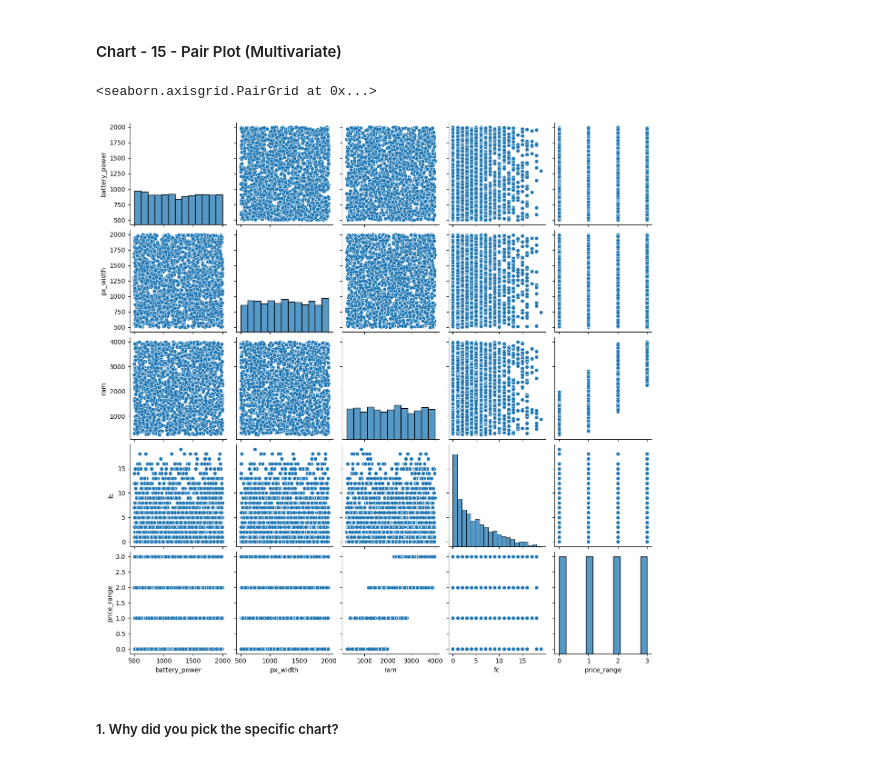
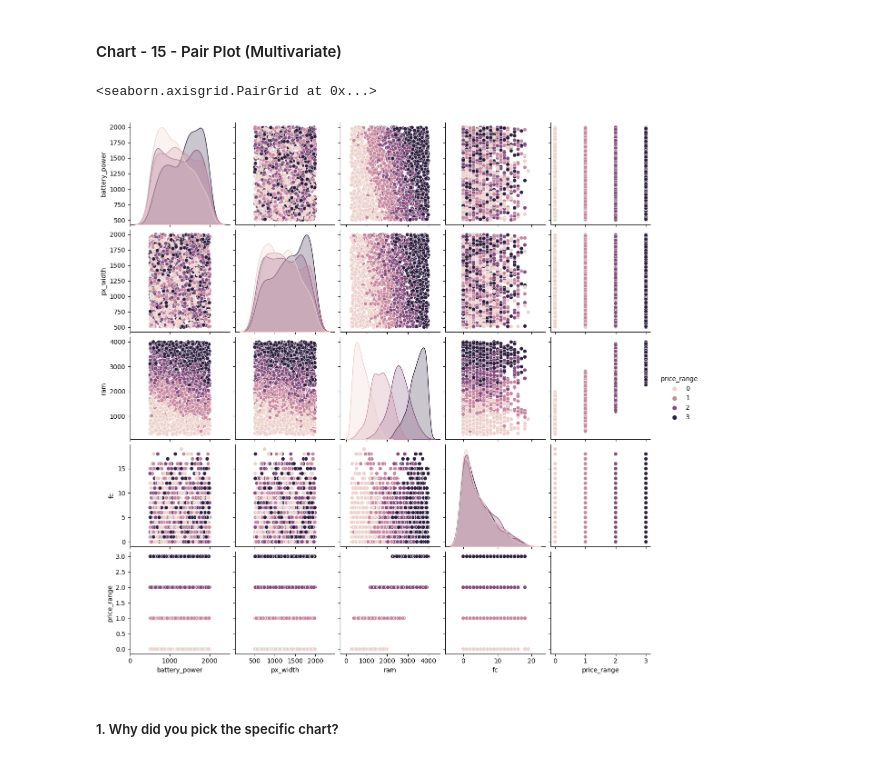
Before and after one commit to rafidddeshmukh/Classification-Mobile_Price_Range_Prediction, a Jupyter notebook: Classification_Mobile_Price_Range_Prediction.ipynb, the cells around one changed output. Cells and saved outputs as stored; diff of their text form; code cells hidden in the pictures.

```diff
--- a/Classification_Mobile_Price_Range_Prediction.ipynb
+++ b/Classification_Mobile_Price_Range_Prediction.ipynb
@@ -605,10 +741,10 @@ Answer Here
 # %%
 # Pair Plot visualization code.
 # plot pair plot of mobile phone features
-sns.pairplot(data=mobile_df, vars=['battery_power', 'px_width', 'ram', 'fc', 'price_range'])
+sns.pairplot(data=mobile_df, vars=['battery_power', 'px_width', 'ram', 'fc', 'price_range'],hue='price_range')
 # %% [output]
 <seaborn.axisgrid.PairGrid at 0x...>
-[figure, old version]
+[figure, new version]
 # %% [markdown]
 ##### 1. Why did you pick the specific chart?
 # %% [markdown]
```
Also changed, not shown: parts of 31 cells of this notebook.
